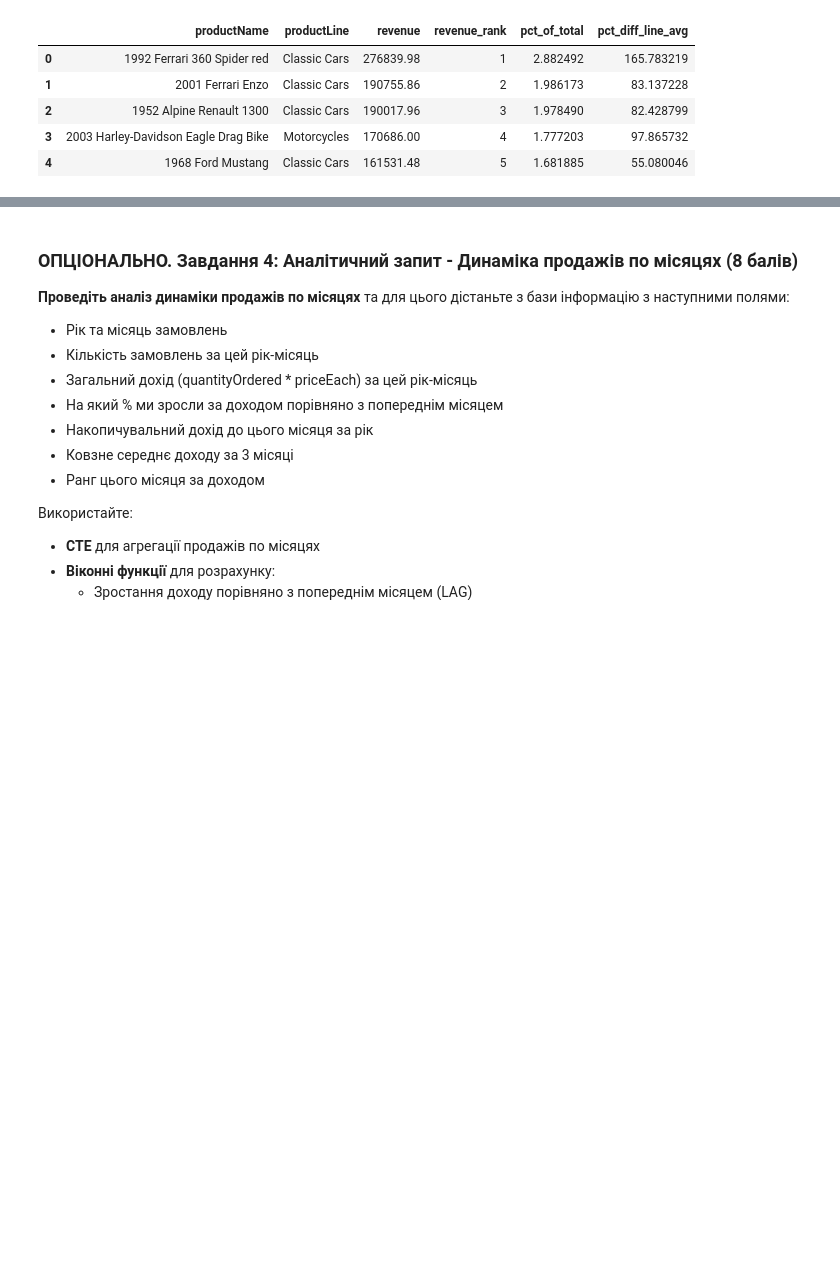
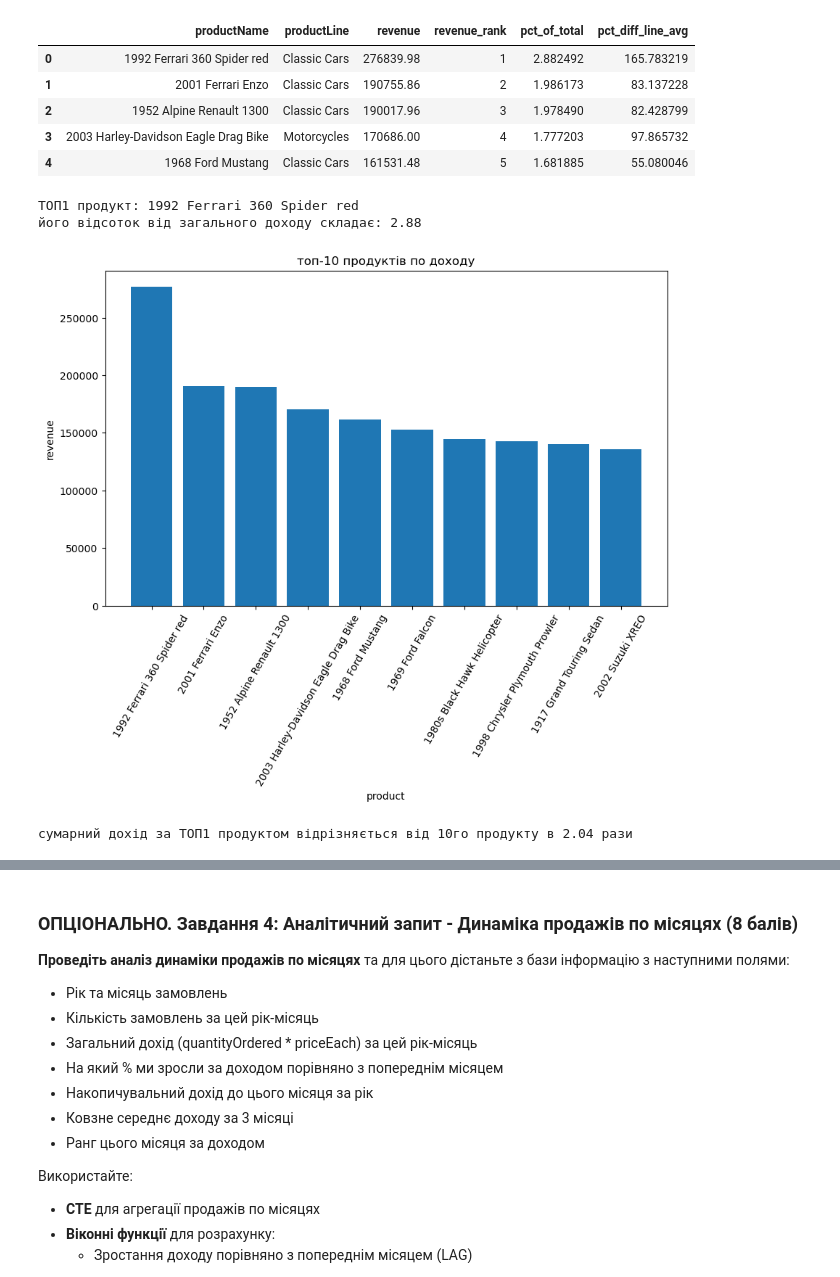
Before and after one commit to OlenaBabko/DataAnalytics_DataLovesAcademy, a Jupyter notebook: modul_12_Python integration with DB and API_ETL processes_Transactions/hw/HW_12_1_Python_integration_with_SQL.ipynb, the cells around one changed output, grey strips where cells are left out. Cells and saved outputs as stored; diff of their text form; code cells hidden in the pictures; blank space fills up the shorter version.

```diff
--- a/modul_12_Python integration with DB and API_ETL processes_Transactions/hw/HW_12_1_Python_integration_with_SQL.ipynb
+++ b/modul_12_Python integration with DB and API_ETL processes_Transactions/hw/HW_12_1_Python_integration_with_SQL.ipynb
@@ -490,3 +490,39 @@ display(df_product_profitability.head())
 | 2 | 1952 Alpine Renault 1300 | Classic Cars | 190017.96 | 3 | 1.978490 | 82.428799 |
 | 3 | 2003 Harley-Davidson Eagle Drag Bike | Motorcycles | 170686.00 | 4 | 1.777203 | 97.865732 |
 | 4 | 1968 Ford Mustang | Classic Cars | 161531.48 | 5 | 1.681885 | 55.080046 |
+# %%
+# % від загального доходу складає ТОП1 продукт
+
+top_prod = df_product_profitability.iloc[0]
+
+print(f"ТОП1 продукт: {top_prod['productName']}\n"
+      f"його відсоток від загального доходу складає: {top_prod['pct_of_total']:.2f}")
+# %% [output]
+ТОП1 продукт: 1992 Ferrari 360 Spider red
+його відсоток від загального доходу складає: 2.88
+# %%
+# 2. Створіть стовпчикову діаграму топ-10 продуктів по доходу.
+
+top_10_prod = df_product_profitability.head(10)
+# %%
+plt.figure(figsize=(10,6))
+
+plt.bar(top_10_prod["productName"], top_10_prod["revenue"])
+plt.xticks(rotation=60)
+plt.title("топ-10 продуктів по доходу")
+plt.xlabel("product")
+plt.ylabel("revenue")
+
+plt.show()
+# %% [output]
+[figure, added]
+# %%
+# В скільки разів відрізняється сумарний дохід за ТОП1 продуктом від 10го продукту за сумою доходу?
+# ratio
+revenue_top_1 = top_10_prod.iloc[0]["revenue"]
+revenue_top_10 = top_10_prod.iloc[9]["revenue"]
+ratio = revenue_top_1 / revenue_top_10
+
+print(f"сумарний дохід за ТОП1 продуктом відрізняється від 10го продукту в {ratio:.2f} рази")
+# %% [output]
+сумарний дохід за ТОП1 продуктом відрізняється від 10го продукту в 2.04 рази
```
Also changed, not shown: parts of 3 cells of this notebook.
